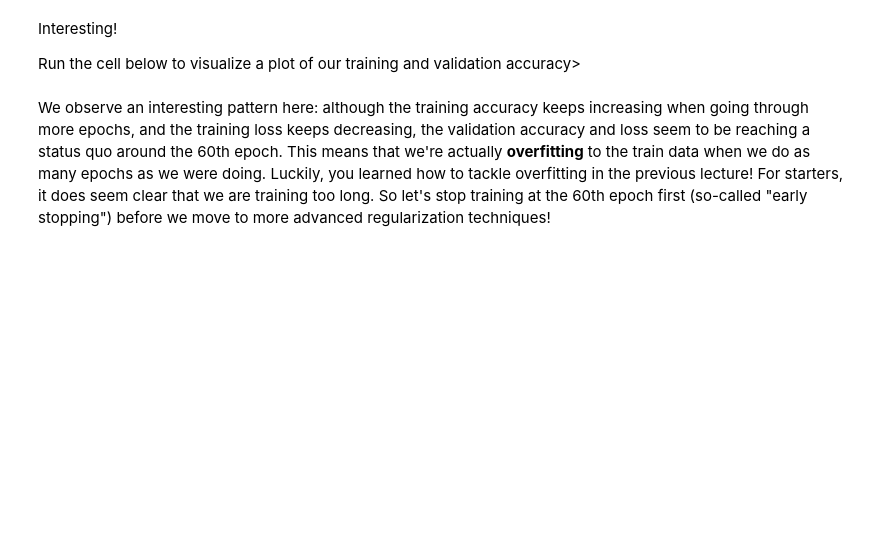
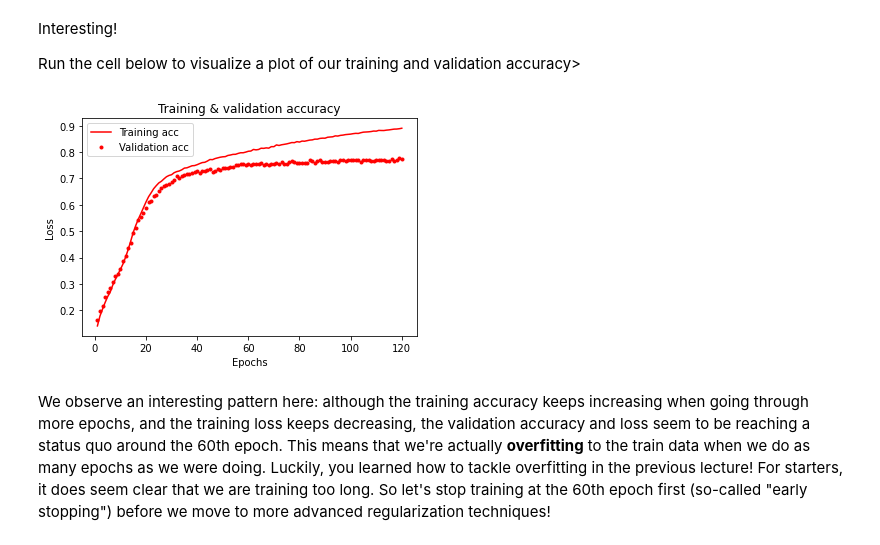
Before and after one commit to viyarlagadda/ds-nn-regularization-lab, a Jupyter notebook: index.ipynb, the cells around one changed output. Drawn from its saved outputs; the diff is of its cells as text; code cells hidden in the pictures; blank space fills up the shorter version.

```diff
--- a/index.ipynb
+++ b/index.ipynb
@@ -205,3 +262,8 @@ model.add(None)
+# %%
+model = Sequential()
+model.add(Dense(50, activation='relu', input_shape=(2000,)))
+model.add(Dense(25, activation='relu'))
+model.add(Dense(7, activation='softmax'))
 # %% [markdown]
 In the cell below, `compile` the model with the following settings:
 
@@ -209,14 +271,14 @@ In the cell below, `compile` the model with the following settings:
 * Loss is `'categorical_crossentropy'`
 * metrics is `['accuracy']`
 # %%
-model.compile(optimizer=None,
-              loss=None,
-              metrics=None)
+model.compile(optimizer="SGD",
+              loss='categorical_crossentropy',
+              metrics=['accuracy'])
 # %% [markdown]
 Now, Train the model for 120 epochs in mini-batches of 256 samples. Also pass in `(val, label_val)` to the `validation_data` parameter, so that we see how our model does on the test set after every epoch.
 # %%
-model_val = model.fit(None,
-                    None,
-                    epochs=None,
-                    batch_size=None,
-                    validation_data=(None, None))
+model_val = model.fit(train_final,
+                    label_train_final,
+                    epochs=120,
+                    batch_size=256,
+                    validation_data=(val, label_val))
@@ -228,5 +308,5 @@ In the cell below:
 * Store the model's `.history` inside of `model_val_dict`
 * Check what `keys()` this dictionary contains
 # %%
-model_val_dict = None
+model_val_dict = model_val.history
 model_val_dict.keys()
@@ -273,16 +365,18 @@ Run the cell below to visualize a plot of our training and validation accuracy>
 # %%
 plt.clf()
 
-acc_values = model_val_dict['acc']
-val_acc_values = model_val_dict['val_acc']
+acc_values = model_val_dict['accuracy']
+val_acc_values = model_val_dict['val_accuracy']
 
 plt.plot(epochs, acc_values, 'r', label='Training acc')
 plt.plot(epochs, val_acc_values, 'r.', label='Validation acc')
 plt.title('Training & validation accuracy')
 plt.xlabel('Epochs')
 plt.ylabel('Loss')
 plt.legend()
 plt.show()
+# %% [output]
+[figure, added]
 # %% [markdown]
 We observe an interesting pattern here: although the training accuracy keeps increasing when going through more epochs, and the training loss keeps decreasing, the validation accuracy and loss seem to be reaching a status quo around the 60th epoch. This means that we're actually **overfitting** to the train data when we do as many epochs as we were doing. Luckily, you learned how to tackle overfitting in the previous lecture! For starters, it does seem clear that we are training too long. So let's stop training at the 60th epoch first (so-called "early stopping") before we move to more advanced regularization techniques!
 # %% [markdown]
```
Also changed, not shown: parts of 60 cells of this notebook.
